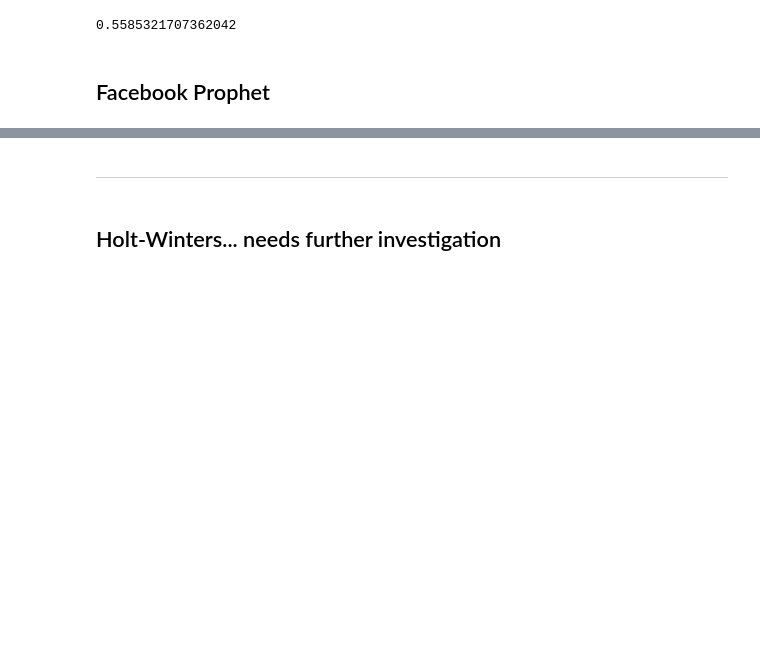
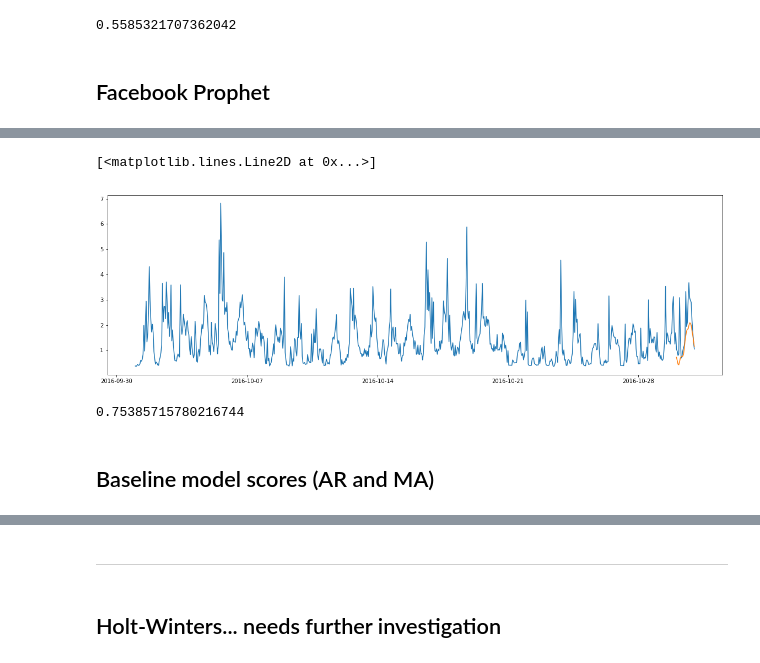
Before and after one commit to kzhao682/Smart_Energy_Consumption, a Jupyter notebook: 02_Time_Series_Analysis.ipynb, the cells around one changed output, grey strips where cells are left out. Drawn from its saved outputs; the diff is of its cells as text; code cells hidden in the pictures; blank space fills up the shorter version.

```diff
--- a/02_Time_Series_Analysis.ipynb
+++ b/02_Time_Series_Analysis.ipynb
@@ -510,0 +491,13 @@ ImportError: No module named 'fbprophet'
+# %%
+plt.subplots(1,1,figsize=(20,6))
+plt.plot(df_4874.index,df_4874.use)
+plt.plot(forecast.ds[-24:], forecast.yhat[-24:])
+# %% [output]
+[<matplotlib.lines.Line2D at 0x...>]
+[figure, added]
+# %%
+mean_squared_error(df_4874.use[-24:],forecast.yhat[-24:])
+# %% [output]
+0.75385715780216744
+# %% [markdown]
+## Baseline model scores (AR and MA)
```
Also changed, not shown: parts of 53 cells of this notebook, 5 other files.
